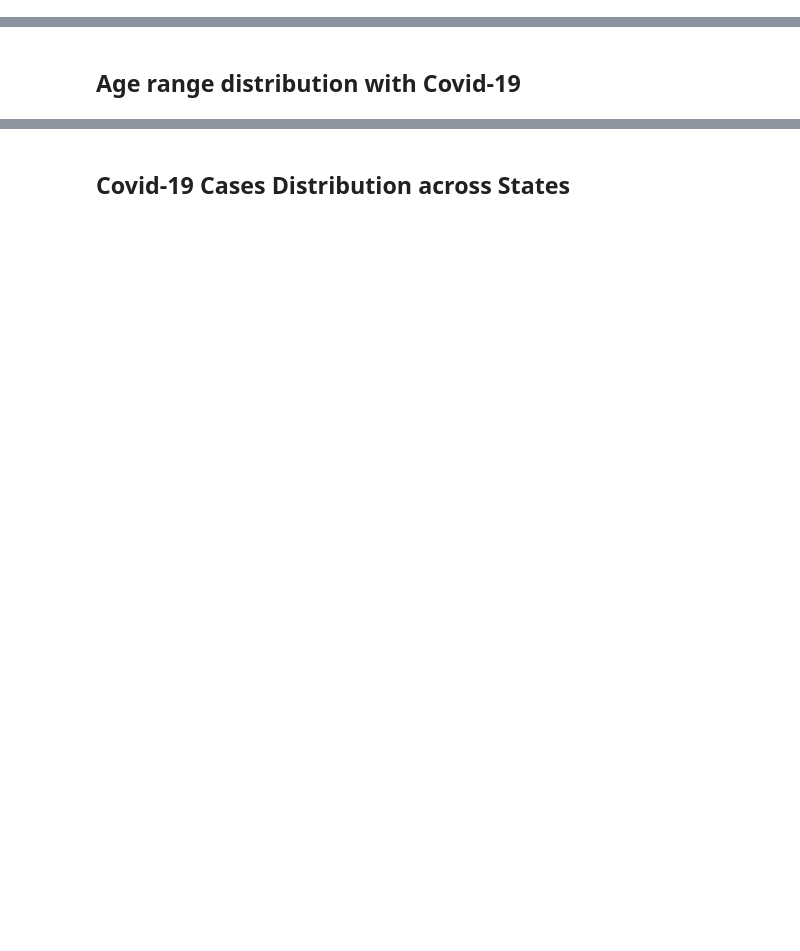
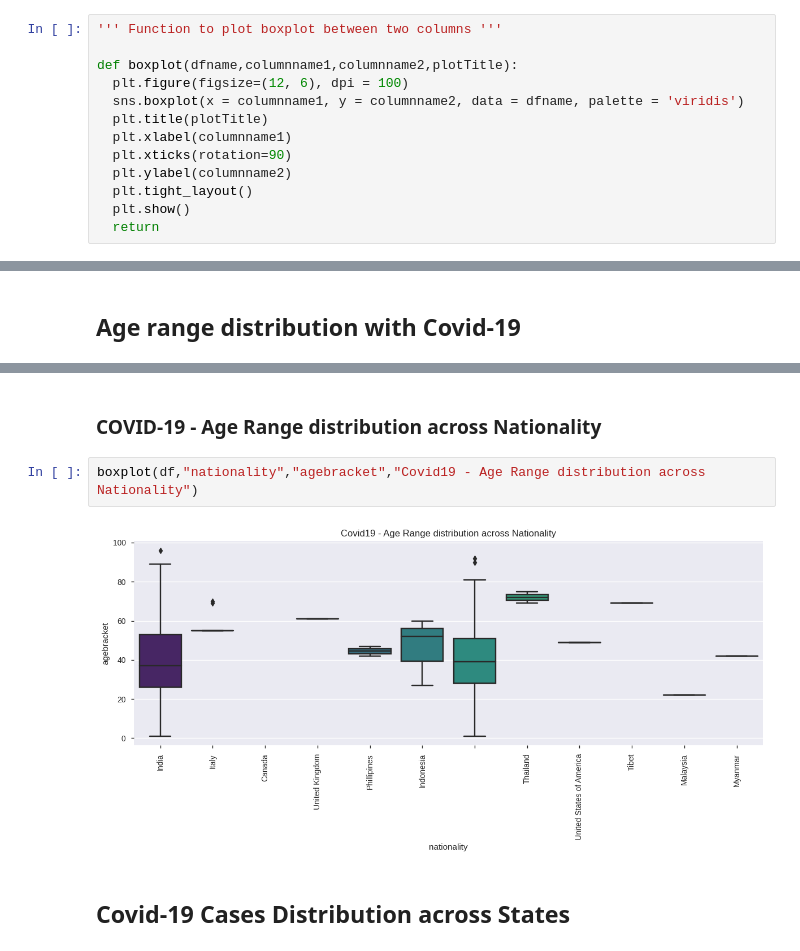
Before and after one commit to pratikbarjatya/covid19India, a Jupyter notebook: Covid19India.ipynb, the cells around one changed output, grey strips where cells are left out. Drawn from its saved outputs; the diff is of its cells as text; blank space fills up the shorter version.

```diff
--- a/Covid19India.ipynb
+++ b/Covid19India.ipynb
@@ -238,0 +259,13 @@ df['agebracket'] = pd.to_numeric(df['agebracket'], errors='coerce')
+# %%
+''' Function to plot boxplot between two columns '''
+
+def boxplot(dfname,columnname1,columnname2,plotTitle):
+  plt.figure(figsize=(12, 6), dpi = 100)
+  sns.boxplot(x = columnname1, y = columnname2, data = dfname, palette = 'viridis')
+  plt.title(plotTitle)
+  plt.xlabel(columnname1)
+  plt.xticks(rotation=90)
+  plt.ylabel(columnname2)
+  plt.tight_layout()
+  plt.show()
+  return
@@ -255,3 +313,9 @@ plt.show()
+# %% [markdown]
+### COVID-19 - Age Range distribution across Nationality
+# %%
+boxplot(df,"nationality","agebracket","Covid19 - Age Range distribution across Nationality")
+# %% [output]
+[figure, added]
 # %% [markdown]
 ## Covid-19 Cases Distribution across States
 # %%
```
Also changed, not shown: parts of 35 cells of this notebook.
